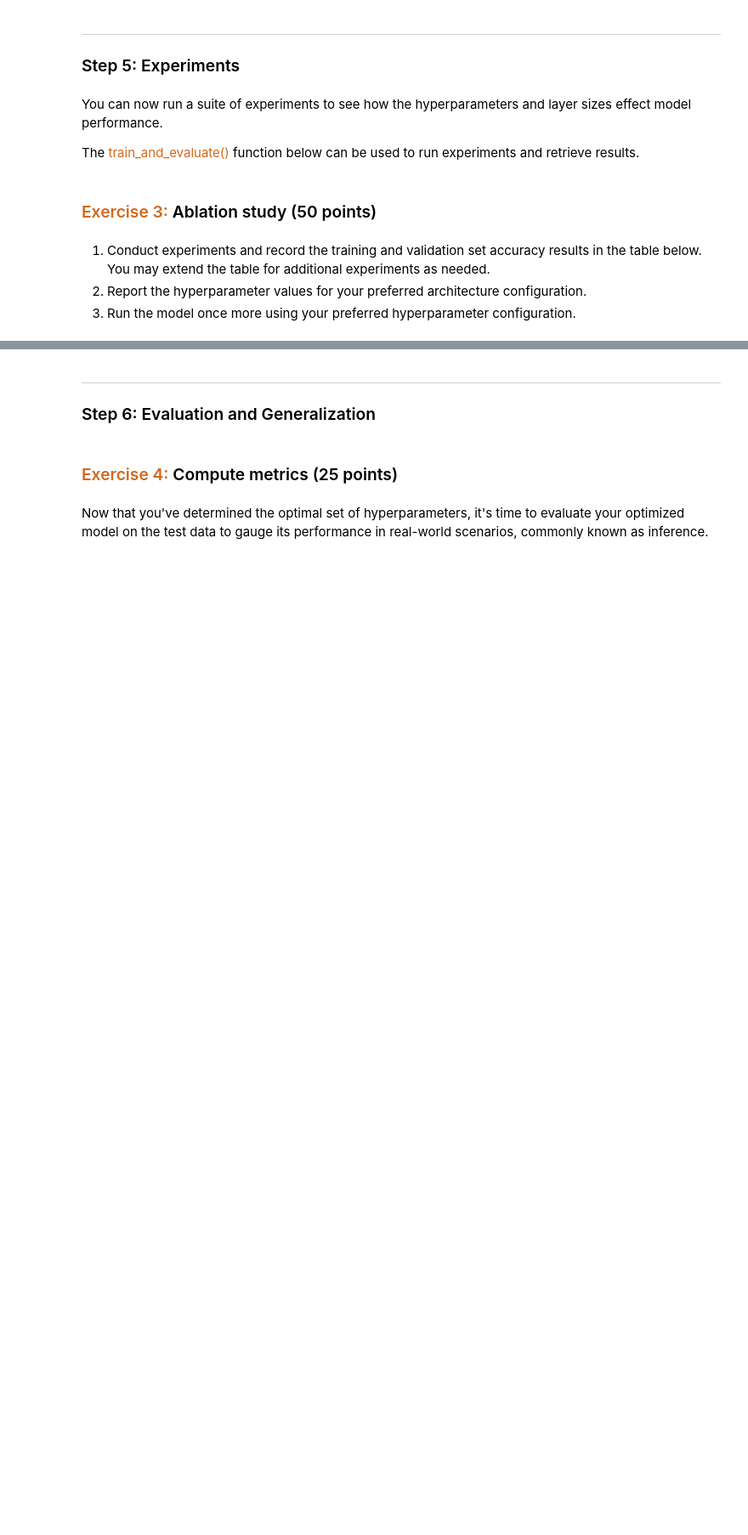
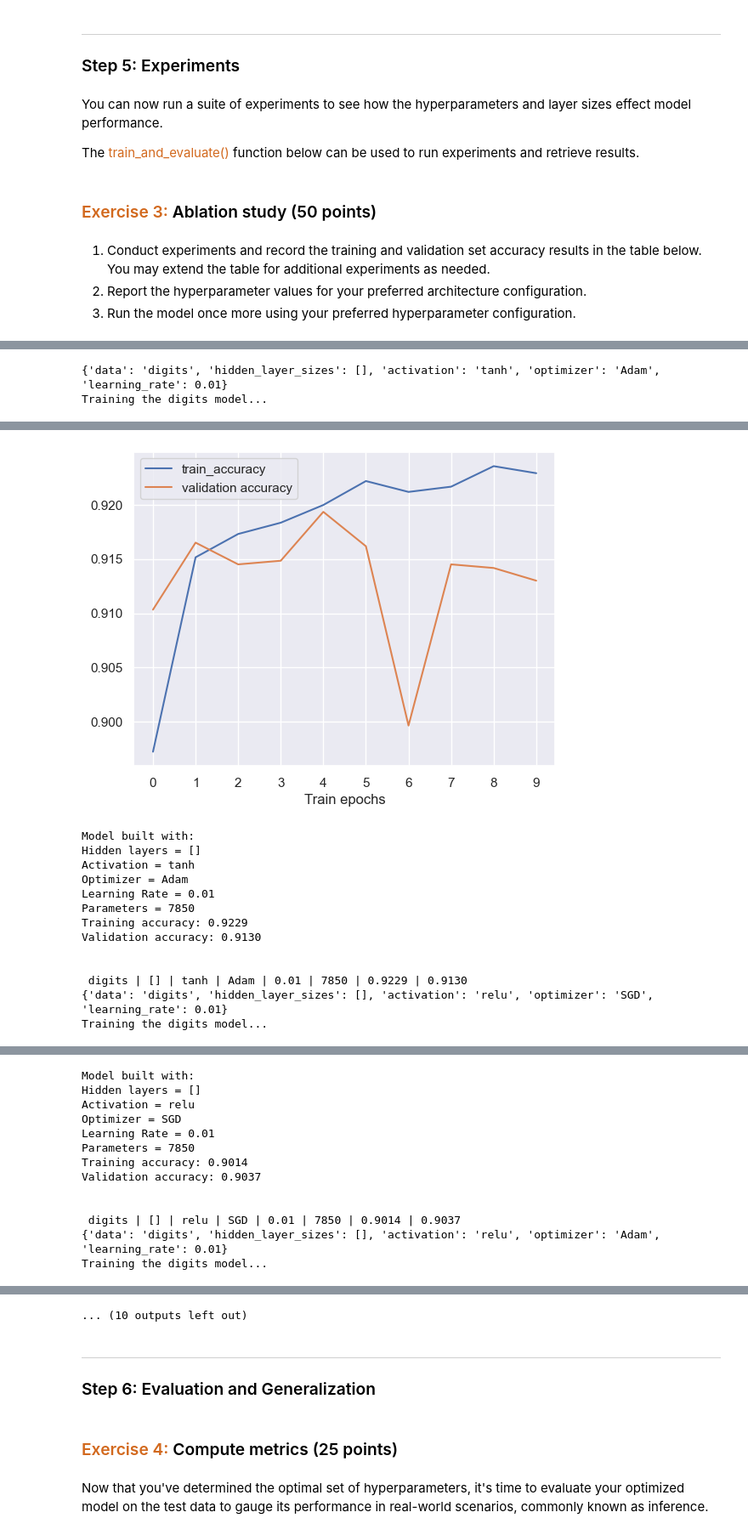
Before and after one commit to daveschaaf/mids_207, a Jupyter notebook: assignments/06 Neural Networks.ipynb, the cells around one changed output, grey strips where cells are left out. Shown at 85% size. Saved outputs shown, nothing was run; the diff lists cells and outputs as text; code cells hidden in the pictures; blank space fills up the shorter version.

Commit message:
Ablation study in progress

```diff
--- a/assignments/06 Neural Networks.ipynb
+++ b/assignments/06 Neural Networks.ipynb
@@ -227,0 +334,15 @@ Data | Hidden sizes | Activation| Optimizer | Learning rate | #Parameters | Trai
+# %%
+def parse_ablation_row(raw):
+    # digits | [] | tanh | Adam | 0.01 | 7850 | 0.1091 | 0.1018
+    study_params = [s.strip() for s in raw.split(" | ")]
+    hidden_str = study_params[1][1:-1]  # strips the [ and ]
+    hidden_layer_sizes = list(map(int, hidden_str.split(", "))) if hidden_str else []
+
+    return {
+        'data': study_params[0],
+        'hidden_layer_sizes': hidden_layer_sizes,
+        'activation': study_params[2],
+        'optimizer': study_params[3],
+        'learning_rate': float(study_params[4])
+    }
+parse_ablation_row(" fashion | [256, 128] | relu | Adam | 0.01 | 235146 | |")
@@ -227,0 +355,27 @@ Data | Hidden sizes | Activation| Optimizer | Learning rate | #Parameters | Trai
+# %%
+ablation_study = """digits | [] | tanh | Adam | 0.01 | 7850 | 0.1091 | 0.1018
+ digits | [] | relu | SGD | 0.01 | 7850 | |
+ digits | [] | relu | Adam | 0.01 | 7850 | |
+ digits | [128] | relu | Adam | 0.01 | 101770 | |
+ digits | [256, 128] | relu | Adam | 0.01 | 235146 | |
+ fashion | [] | tanh | SGD | 0.01 | 7850 | |
+ fashion | [] | relu | SGD | 0.01 | 7850 | |
+ fashion | [] | relu | Adam | 0.01 | 7850 | |
+ fashion | [128] | relu | Adam | 0.01 | 101770 | |
+ fashion | [256, 128] | relu | Adam | 0.01 | 235146 | |"""
+
+study_results = []
+for study in ablation_study.split("\n"):
+    input = parse_ablation_row(study)
+    print(input)
+    model, result = train_and_evaluate(**input)
+    study_results.append(result)
+
+print("Table of Results")
+print("Data | Hidden sizes | Activation| Optimizer | Learning rate | #Parameters | Training accuracy| Validation accuracy")
+print("-|-|-|-|-|-|-|-")
+for result in study_results:
+    print(result)
+# %% [output]
+{'data': 'digits', 'hidden_layer_sizes': [], 'activation': 'tanh', 'optimizer': 'Adam', 'learning_rate': 0.01}
+Training the digits model...
@@ -227,0 +388,14 @@ Data | Hidden sizes | Activation| Optimizer | Learning rate | #Parameters | Trai
+[figure, added]
+Model built with:
+Hidden layers = []
+Activation = tanh
+Optimizer = Adam
+Learning Rate = 0.01
+Parameters = 7850
+Training accuracy: 0.9229
+Validation accuracy: 0.9130
+
+
+ digits | [] | tanh | Adam | 0.01 | 7850 | 0.9229 | 0.9130
+{'data': 'digits', 'hidden_layer_sizes': [], 'activation': 'relu', 'optimizer': 'SGD', 'learning_rate': 0.01}
+Training the digits model...
@@ -227,0 +403,13 @@ Data | Hidden sizes | Activation| Optimizer | Learning rate | #Parameters | Trai
+Model built with:
+Hidden layers = []
+Activation = relu
+Optimizer = SGD
+Learning Rate = 0.01
+Parameters = 7850
+Training accuracy: 0.9014
+Validation accuracy: 0.9037
+
+
+ digits | [] | relu | SGD | 0.01 | 7850 | 0.9014 | 0.9037
+{'data': 'digits', 'hidden_layer_sizes': [], 'activation': 'relu', 'optimizer': 'Adam', 'learning_rate': 0.01}
+Training the digits model...
@@ -228,3 +458,4 @@ Data | Hidden sizes | Activation| Optimizer | Learning rate | #Parameters | Trai
+... (10 outputs left out)
 # %% [markdown]
 ---
 ### Step 6: Evaluation and Generalization
```
Also changed, not shown: parts of 17 cells of this notebook.
